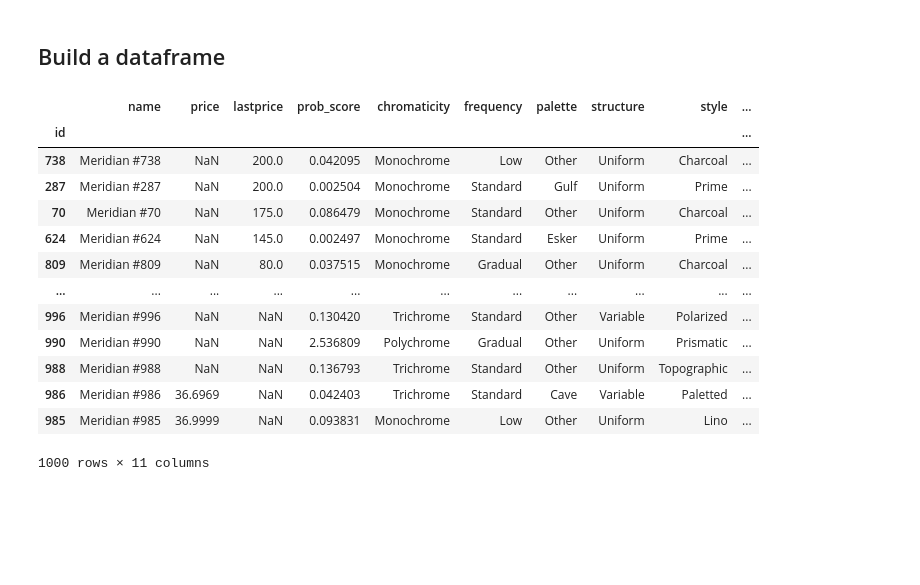
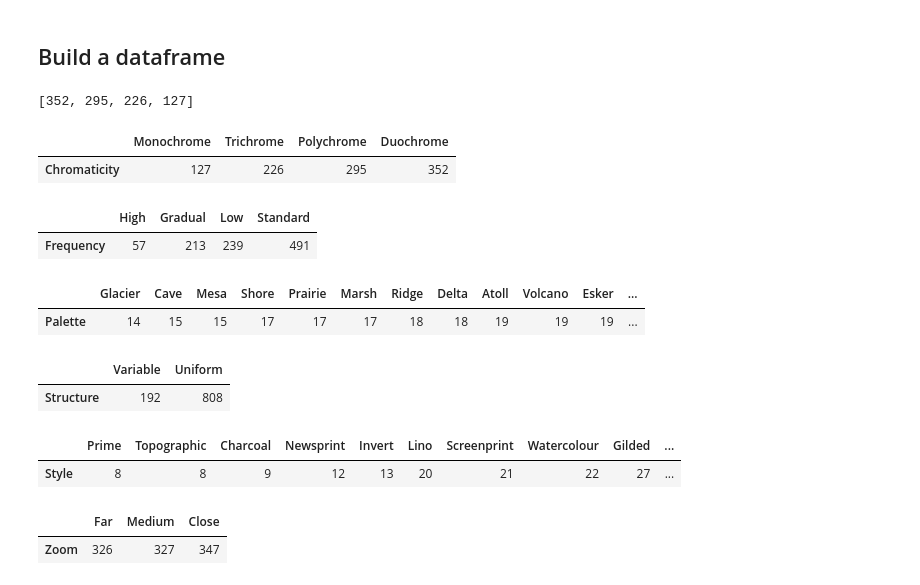
Before and after one commit to ymyke/niftylytics, a Jupyter notebook: meridians.ipynb, the cells around one changed output. Cells and saved outputs as stored; diff of their text form; code cells hidden in the pictures; blank space fills up the shorter version.

```diff
--- a/meridians.ipynb
+++ b/meridians.ipynb
@@ -90,20 +96,27 @@ df = df.set_index("id").sort_values("lastprice", ascending=False)
-# %%
-df
-# %% [output]
-|  | name | price | lastprice | prob_score | chromaticity | frequency | palette | structure | style | ... |
-| id |  |  |  |  |  |  |  |  |  | ... |
-| 738 | Meridian #738 | NaN | 200.0 | 0.042095 | Monochrome | Low | Other | Uniform | Charcoal | ... |
-| 287 | Meridian #287 | NaN | 200.0 | 0.002504 | Monochrome | Standard | Gulf | Uniform | Prime | ... |
-| 70 | Meridian #70 | NaN | 175.0 | 0.086479 | Monochrome | Standard | Other | Uniform | Charcoal | ... |
-| 624 | Meridian #624 | NaN | 145.0 | 0.002497 | Monochrome | Standard | Esker | Uniform | Prime | ... |
-| 809 | Meridian #809 | NaN | 80.0 | 0.037515 | Monochrome | Gradual | Other | Uniform | Charcoal | ... |
-| ... | ... | ... | ... | ... | ... | ... | ... | ... | ... | ... |
-| 996 | Meridian #996 | NaN | NaN | 0.130420 | Trichrome | Standard | Other | Variable | Polarized | ... |
-| 990 | Meridian #990 | NaN | NaN | 2.536809 | Polychrome | Gradual | Other | Uniform | Prismatic | ... |
-| 988 | Meridian #988 | NaN | NaN | 0.136793 | Trichrome | Standard | Other | Uniform | Topographic | ... |
-| 986 | Meridian #986 | 36.6969 | NaN | 0.042403 | Trichrome | Standard | Cave | Variable | Paletted | ... |
-| 985 | Meridian #985 | 36.9999 | NaN | 0.093831 | Monochrome | Low | Other | Uniform | Lino | ... |
-1000 rows × 11 columns
+# %%
+list(df[trait].value_counts())
+# %% [output]
+[352, 295, 226, 127]
+# %%
+from IPython.display import display, HTML
+
+for trait in traits:
+    display(
+        pd.DataFrame(df[trait].value_counts(normalize=False, sort=True, ascending=True)).transpose()
+    )
+# %% [output]
+|  | Monochrome | Trichrome | Polychrome | Duochrome |
+| Chromaticity | 127 | 226 | 295 | 352 |
+|  | High | Gradual | Low | Standard |
+| Frequency | 57 | 213 | 239 | 491 |
+|  | Glacier | Cave | Mesa | Shore | Prairie | Marsh | Ridge | Delta | Atoll | Volcano | Esker | ... |
+| Palette | 14 | 15 | 15 | 17 | 17 | 17 | 18 | 18 | 19 | 19 | 19 | ... |
+|  | Variable | Uniform |
+| Structure | 192 | 808 |
+|  | Prime | Topographic | Charcoal | Newsprint | Invert | Lino | Screenprint | Watercolour | Gilded | ... |
+| Style | 8 | 8 | 9 | 12 | 13 | 20 | 21 | 22 | 27 | ... |
+|  | Far | Medium | Close |
+| Zoom | 326 | 327 | 347 |
 # %%
 import matplotlib.pyplot as plt
 import seaborn as sns
```
Also changed, not shown: parts of 6 cells of this notebook.
